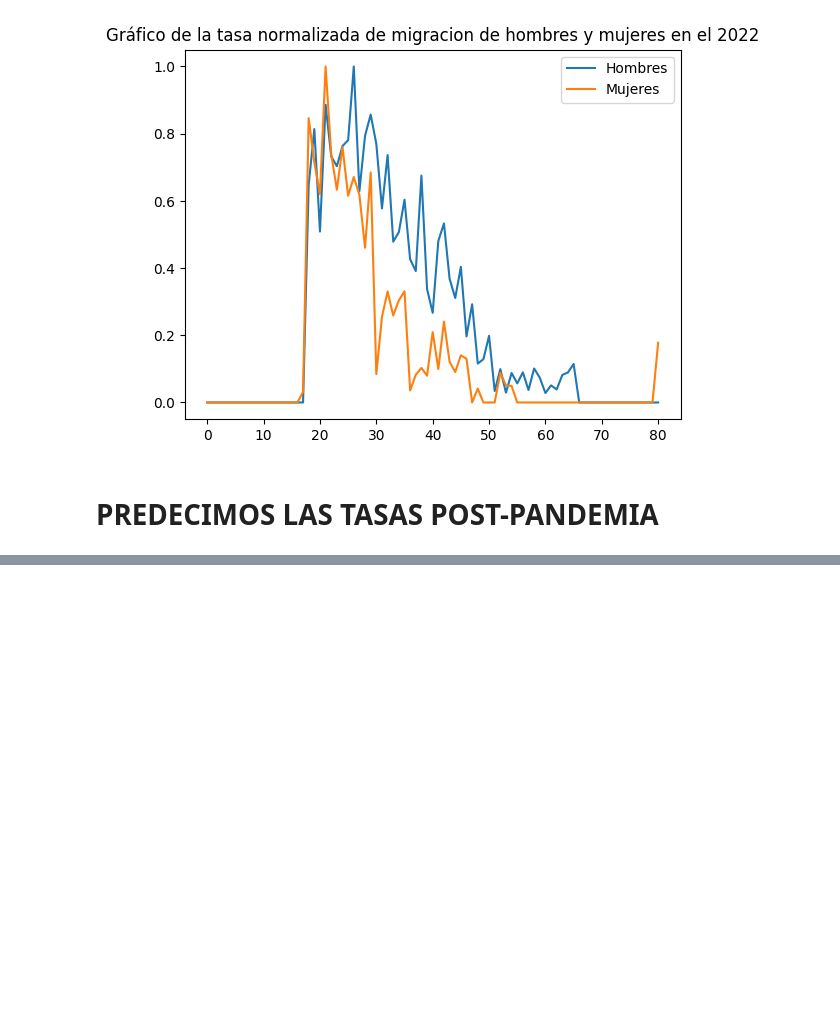
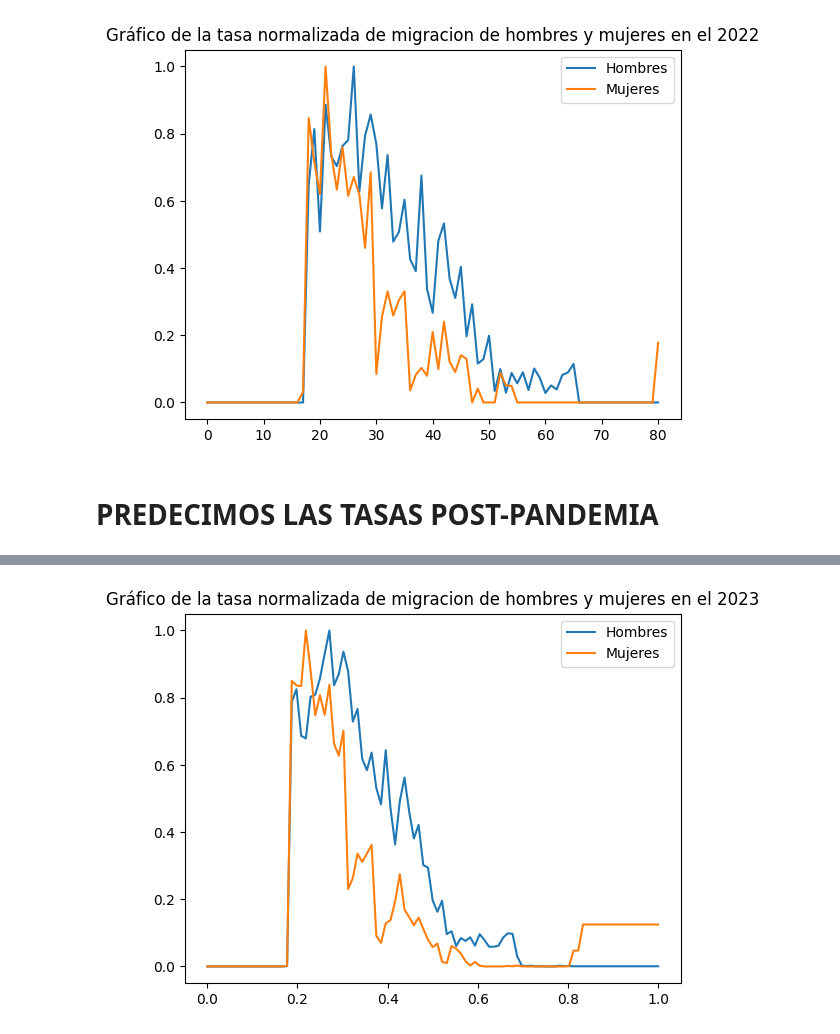
Before and after one commit to ErickNicolasP/ASE, a Jupyter notebook: proyecto_ASE.ipynb, the cells around one changed output, grey strips where cells are left out. Drawn from its saved outputs; the diff is of its cells as text; code cells hidden in the pictures; blank space fills up the shorter version.

```diff
--- a/proyecto_ASE.ipynb
+++ b/proyecto_ASE.ipynb
@@ -402,0 +568,12 @@ cantidad_migrantes_prediccion = modelo.predict(X_prueba)
+# %%
+scaler = MinMaxScaler()
+tasa_norm_2023 = scaler.fit_transform(data_2023)
+tasa_norm_2023 = pd.DataFrame(tasa_norm_2023, columns=data_2023.columns)
+# %%
+plt.plot(tasa_norm_2023['edad'], tasa_norm_2023['hombres'],label="Hombres")
+plt.plot(tasa_norm_2023['edad'], tasa_norm_2023['mujeres'],label="Mujeres")
+plt.title('Gráfico de la tasa normalizada de migracion de hombres y mujeres en el 2023')
+plt.legend()
+plt.show()
+# %% [output]
+[figure, added]
```
Also changed, not shown: parts of 27 cells of this notebook.
